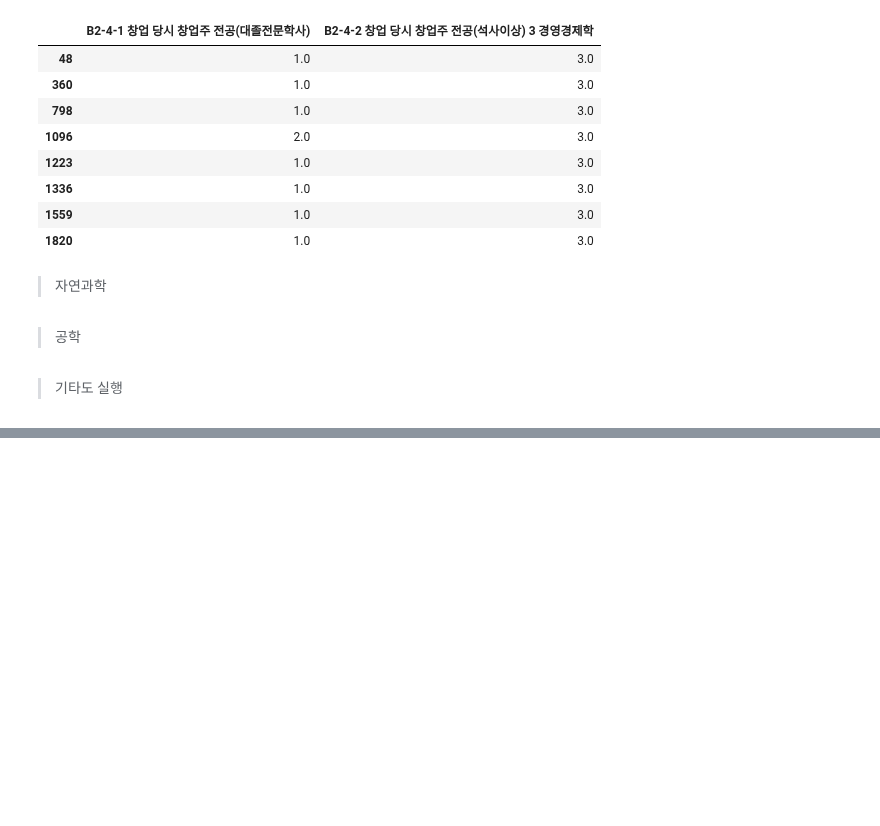
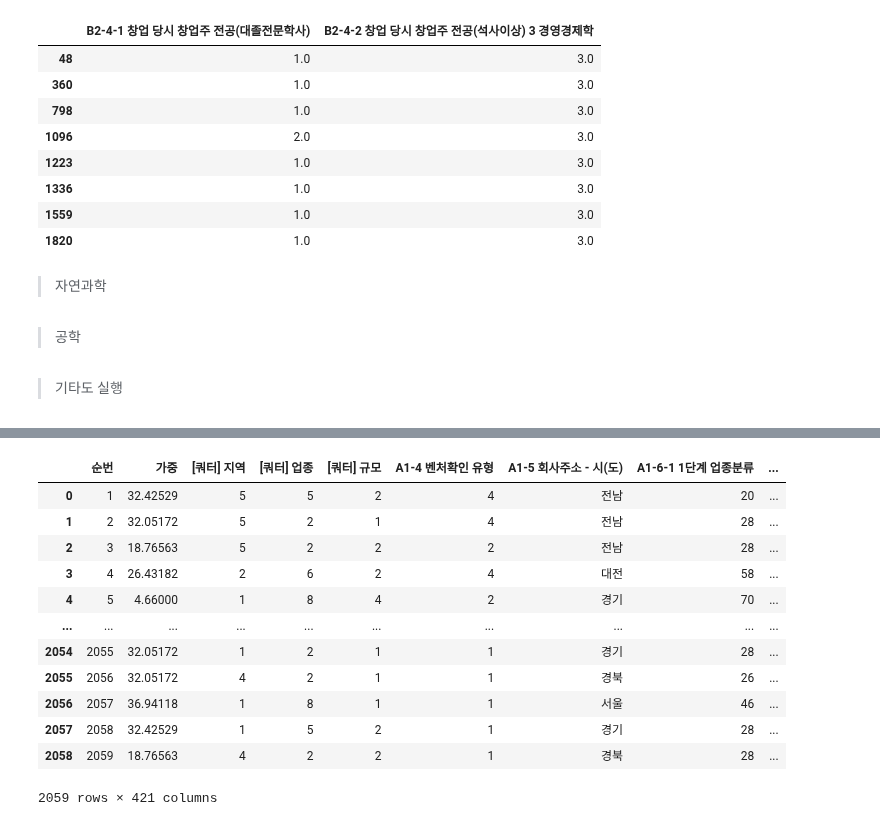
Before and after one commit to shoni0325/Project_1, a Jupyter notebook: code/2018data.ipynb, the cells around one changed output, grey strips where cells are left out. Cells and saved outputs as stored; diff of their text form; code cells hidden in the pictures; blank space fills up the shorter version.

```diff
--- a/code/2018data.ipynb
+++ b/code/2018data.ipynb
@@ -52,7 +52,7 @@ columns_to_drop = [col for col in df2018.columns if '협력희망분야' in col]
 df2018.drop(columns=columns_to_drop, inplace=True)
 # %%
 # 컬럼 삭제
-columns_to_drop = [col for col in df2016.columns if '협력유형' in col]
+columns_to_drop = [col for col in df2018.columns if '협력유형' in col]
 df2018.drop(columns=columns_to_drop, inplace=True)
 # %%
 len(df2018.columns)
@@ -107,4 +107,4 @@ print(df2018['B2-4-2 창업 당시 창업주 전공(석사이상) 4 인문사회
 1.0
 4.0
 # %%
-df2018.at[1561, 'B2-4-1 창업 당시 창업주 전공(대졸전문학사)'] = 4.0
+# df2018.at[1561, 'B2-4-1 창업 당시 창업주 전공(대졸전문학사)'] = 4.0
@@ -201,4 +201,4 @@ df2018.drop('B2-4-2 창업 당시 창업주 전공(석사이상) 1 공학', axis
 df2018.drop('B2-4-2 창업 당시 창업주 전공(석사이상) 2 자연과학', axis=1, inplace=True)
 df2018.drop('B2-4-2 창업 당시 창업주 전공(석사이상) 3 경영경제학', axis=1, inplace=True)
 df2018.drop('B2-4-2 창업 당시 창업주 전공(석사이상) 4 인문사회학', axis=1, inplace=True)
-df2018.drop('B2-4-2 창업 당시 창업주 전공(석사이상) 1 공학', axis=1, inplace=True)
+df2018.drop('B2-4-2 창업 당시 창업주 전공(석사이상) 5 기타', axis=1, inplace=True)
@@ -204,0 +249,3 @@ df2018.drop('B2-4-2 창업 당시 창업주 전공(석사이상) 1 공학', axis
+# %%
+pd.set_option('display.max_seq_items', None)
+df2018.columns
@@ -204,0 +270,16 @@ df2018.drop('B2-4-2 창업 당시 창업주 전공(석사이상) 1 공학', axis
+# %%
+df2018
+# %% [output]
+|  | 순번 | 가중 | [쿼터] 지역 | [쿼터] 업종 | [쿼터] 규모 | A1-4 벤처확인 유형 | A1-5 회사주소 - 시(도) | A1-6-1 1단계 업종분류 | ... |
+| 0 | 1 | 32.42529 | 5 | 5 | 2 | 4 | 전남 | 20 | ... |
+| 1 | 2 | 32.05172 | 5 | 2 | 1 | 4 | 전남 | 28 | ... |
+| 2 | 3 | 18.76563 | 5 | 2 | 2 | 2 | 전남 | 28 | ... |
+| 3 | 4 | 26.43182 | 2 | 6 | 2 | 4 | 대전 | 58 | ... |
+| 4 | 5 | 4.66000 | 1 | 8 | 4 | 2 | 경기 | 70 | ... |
+| ... | ... | ... | ... | ... | ... | ... | ... | ... | ... |
+| 2054 | 2055 | 32.05172 | 1 | 2 | 1 | 1 | 경기 | 28 | ... |
+| 2055 | 2056 | 32.05172 | 4 | 2 | 1 | 1 | 경북 | 26 | ... |
+| 2056 | 2057 | 36.94118 | 1 | 8 | 1 | 1 | 서울 | 46 | ... |
+| 2057 | 2058 | 32.42529 | 1 | 5 | 2 | 1 | 경기 | 28 | ... |
+| 2058 | 2059 | 18.76563 | 4 | 2 | 2 | 1 | 경북 | 28 | ... |
+2059 rows × 421 columns
```
Also changed, not shown: parts of 16 cells of this notebook, 1 other file.
